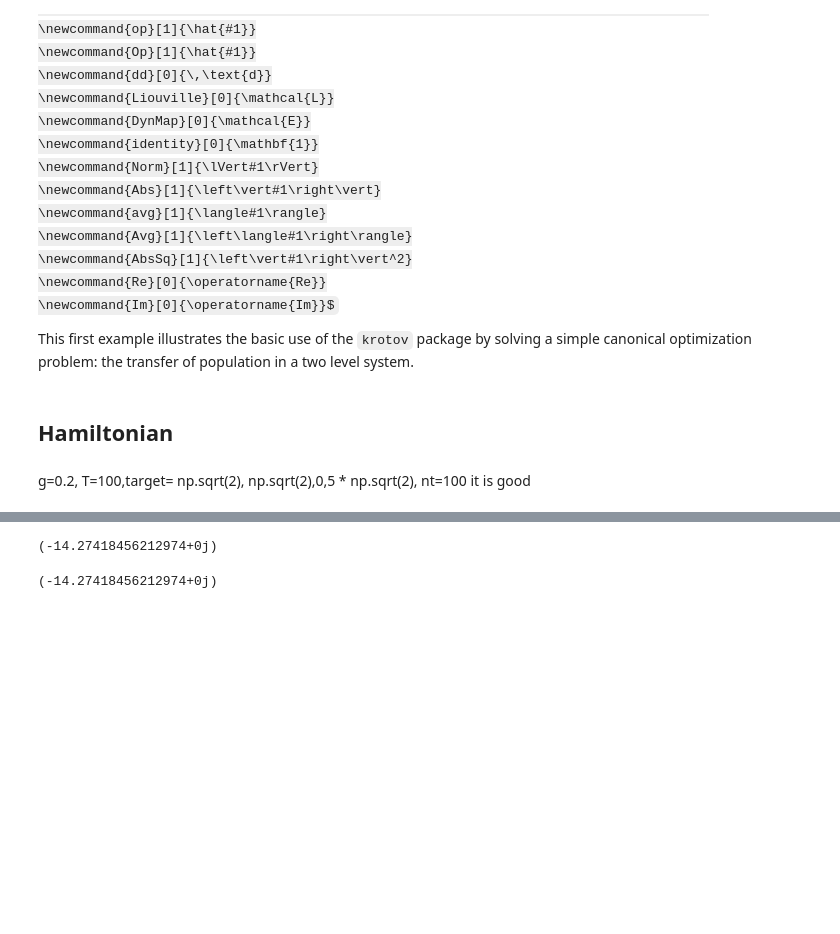
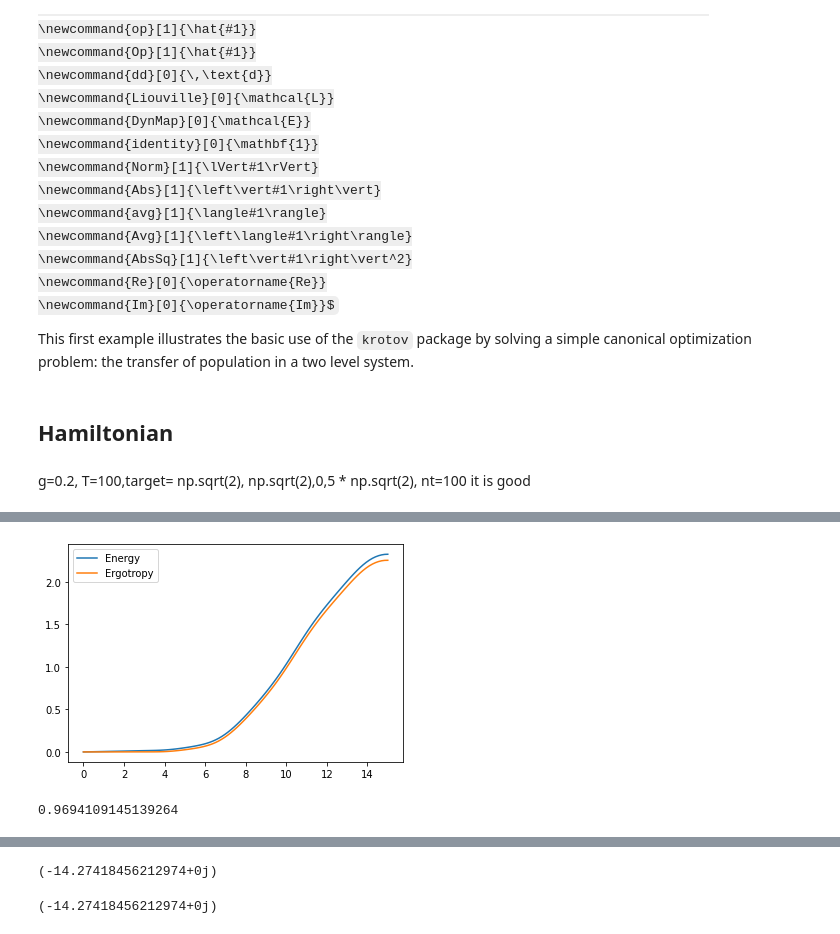
Before and after one commit to gsuarezr/krotov, a Jupyter notebook: Mixed/Linear/Gaussian(dissipation).ipynb, the cells around one changed output, grey strips where cells are left out. Drawn from its saved outputs; the diff is of its cells as text; code cells hidden in the pictures; some formulas as TeX source; blank space fills up the shorter version.

```diff
--- a/Mixed/Linear/Gaussian(dissipation).ipynb
+++ b/Mixed/Linear/Gaussian(dissipation).ipynb
@@ -200,0 +214,5 @@ ValueError: cannot convert float NaN to integer
+# %%
+for i in range(0,nt):
+    a=opt_result.states[0][i]
+    A=np.array([[a[5,0],a[6,0],a[7,0],a[8,0]],[a[6,0],a[9,0],a[10,0],a[11,0]],[a[7,0],a[10,0],a[12,0],a[13,0]],[a[8,0],a[11,0],a[13,0],a[14,0]]])
+    print(1/(np.sqrt(np.linalg.det(2*A))))
@@ -200,0 +237,18 @@ ValueError: cannot convert float NaN to integer
+# %%
+psi=opt_result.states[0]
+Energy=np.zeros(nt)
+Ergotropy=np.zeros(nt)
+for i in range (0,nt):
+    Energy[i]=1/2*(np.real(psi[i][5])+np.real(psi[i][14])+(np.real(psi[i][2]))**2+(np.real(psi[i][4]))**2)-1/2
+    D=np.real((1+2*np.real(Energy[i])-np.abs(np.real(psi[i][2])+1j*np.real(psi[i][4]))**2)**2-4*np.abs(1/2*(np.real(psi[i][9])+np.real(psi[i][2])**2-(np.real(psi[i][14])+np.real(psi[i][4])**2)+1j*2*(np.real(psi[i][11])+np.real(psi[i][2])*np.real(psi[i][4])))-1/2*(np.real(psi[i][2])+1j*np.real(psi[i][4]))**2)**2)
+    Ergotropy[i]=np.real(Energy[i]-(np.sqrt(D)-1)/2)
+plt.plot(opt_result.tlist,Energy,label="Energy")
+plt.plot(opt_result.tlist,Ergotropy,label="Ergotropy")
+plt.legend()
+
+plt.show()
+
+print(Ergotropy[nt-1]/Energy[nt-1])
+# %% [output]
+[figure, added]
+0.9694109145139264
```
Also changed, not shown: parts of 9 cells of this notebook, 9 other files.
